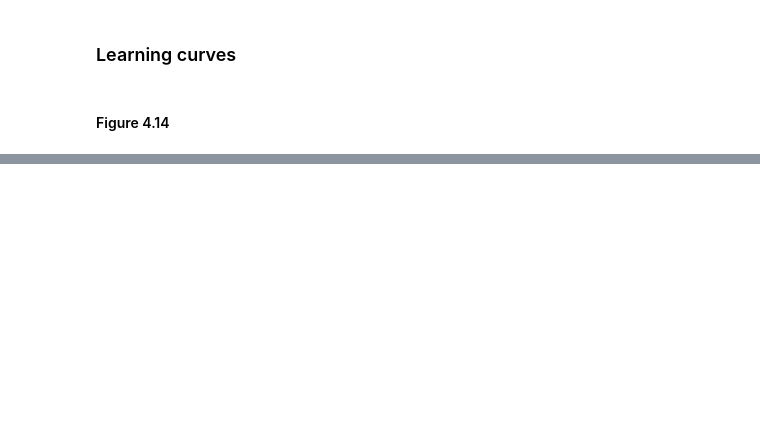
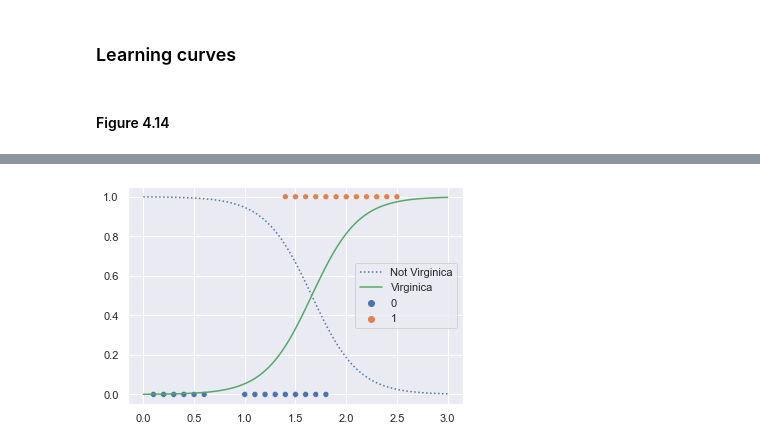
Before and after one commit to jvenepal/homl2, a Jupyter notebook: 4_training_models.ipynb, the cells around one changed output, grey strips where cells are left out. Cells and saved outputs as stored; diff of their text form; code cells hidden in the pictures; blank space fills up the shorter version.

```diff
--- a/4_training_models.ipynb
+++ b/4_training_models.ipynb
@@ -104,0 +197,3 @@ Canvas(toolbar=Toolbar(toolitems=[('Home', 'Reset original view', 'home', 'home'
+# %%
+from sklearn import datasets
+iris = datasets.load_iris()
@@ -104,0 +208,15 @@ Canvas(toolbar=Toolbar(toolitems=[('Home', 'Reset original view', 'home', 'home'
+# %%
+X = iris.data[:, 3].reshape(-1, 1) # use only petal width
+y = (iris.target == 2)*1 # Virginica class
+# %%
+from sklearn.linear_model import LogisticRegression
+lr = LogisticRegression().fit(X, y)
+X_new = np.linspace(0, 3, 100).reshape(-1, 1)
+probs = lr.predict_proba(X_new)
+ax = sns.scatterplot(x=X.flatten(), y=y, hue=y, y_jitter=True)
+ax.plot(X_new, probs[:, 0], 'b:', label='Not Virginica')
+ax.plot(X_new, probs[:, 1], 'g-', label='Virginica')
+ax.legend()
+plt.show()
+# %% [output]
+[figure, added]
```
Also changed, not shown: parts of 42 cells of this notebook.
